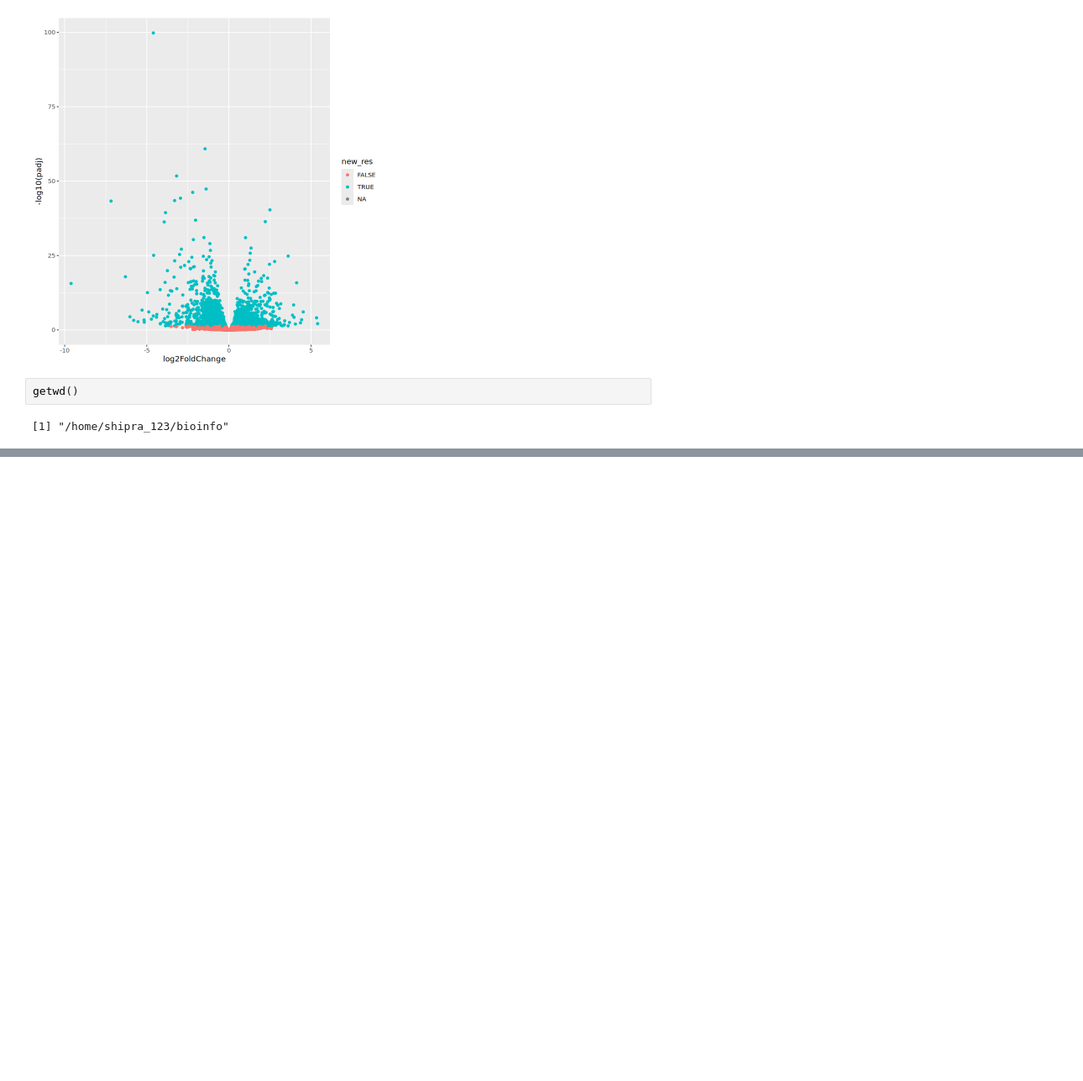
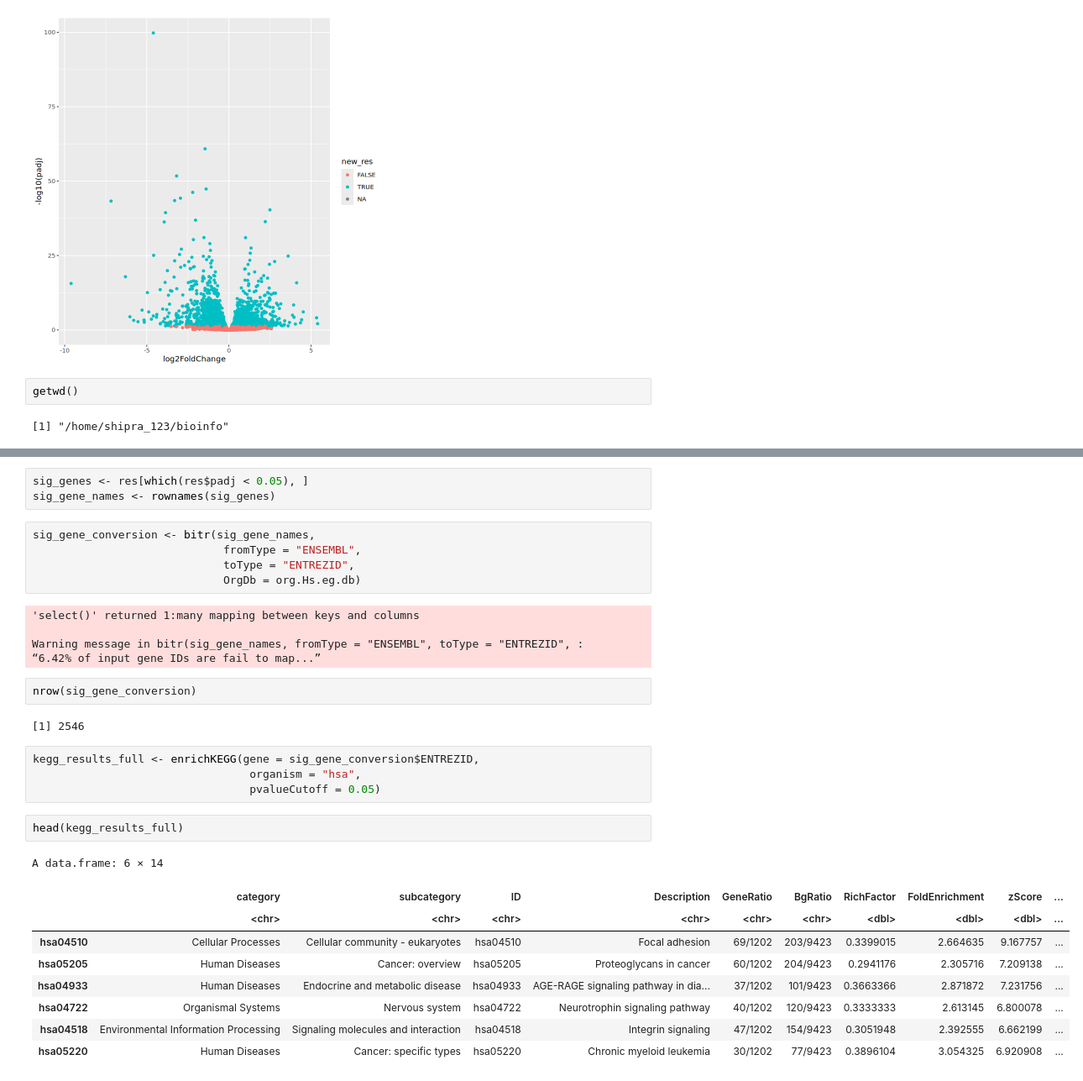
Before and after one commit to shipra-bioinfo/rna-seq-DGE-analysis, a Jupyter notebook: Deseq2_pipeline.ipynb, the cells around one changed output, grey strips where cells are left out. Shown at 84% size. Saved outputs shown, nothing was run; the diff lists cells and outputs as text; blank space fills up the shorter version.

Commit message:
Add KEGG pathway enrichment analysis with clusterProfiler

```diff
--- a/Deseq2_pipeline.ipynb
+++ b/Deseq2_pipeline.ipynb
@@ -244,0 +372,33 @@ getwd()
+# %%
+sig_genes <- res[which(res$padj < 0.05), ]
+sig_gene_names <- rownames(sig_genes)
+# %%
+sig_gene_conversion <- bitr(sig_gene_names,
+                             fromType = "ENSEMBL",
+                             toType = "ENTREZID",
+                             OrgDb = org.Hs.eg.db)
+# %% [output]
+'select()' returned 1:many mapping between keys and columns
+
+Warning message in bitr(sig_gene_names, fromType = "ENSEMBL", toType = "ENTREZID", :
+“6.42% of input gene IDs are fail to map...”
+# %%
+nrow(sig_gene_conversion)
+# %% [output]
+[1] 2546
+# %%
+kegg_results_full <- enrichKEGG(gene = sig_gene_conversion$ENTREZID,
+                                 organism = "hsa",
+                                 pvalueCutoff = 0.05)
+# %%
+head(kegg_results_full)
+# %% [output]
+A data.frame: 6 × 14
+|  | category | subcategory | ID | Description | GeneRatio | BgRatio | RichFactor | FoldEnrichment | zScore | ... |
+|  | <chr> | <chr> | <chr> | <chr> | <chr> | <chr> | <dbl> | <dbl> | <dbl> | ... |
+| hsa04510 | Cellular Processes | Cellular community - eukaryotes | hsa04510 | Focal adhesion | 69/1202 | 203/9423 | 0.3399015 | 2.664635 | 9.167757 | ... |
+| hsa05205 | Human Diseases | Cancer: overview | hsa05205 | Proteoglycans in cancer | 60/1202 | 204/9423 | 0.2941176 | 2.305716 | 7.209138 | ... |
+| hsa04933 | Human Diseases | Endocrine and metabolic disease | hsa04933 | AGE-RAGE signaling pathway in dia... | 37/1202 | 101/9423 | 0.3663366 | 2.871872 | 7.231756 | ... |
+| hsa04722 | Organismal Systems | Nervous system | hsa04722 | Neurotrophin signaling pathway | 40/1202 | 120/9423 | 0.3333333 | 2.613145 | 6.800078 | ... |
+| hsa04518 | Environmental Information Processing | Signaling molecules and interaction | hsa04518 | Integrin signaling | 47/1202 | 154/9423 | 0.3051948 | 2.392555 | 6.662199 | ... |
+| hsa05220 | Human Diseases | Cancer: specific types | hsa05220 | Chronic myeloid leukemia | 30/1202 | 77/9423 | 0.3896104 | 3.054325 | 6.920908 | ... |
```
Also changed, not shown: parts of 15 cells of this notebook.
